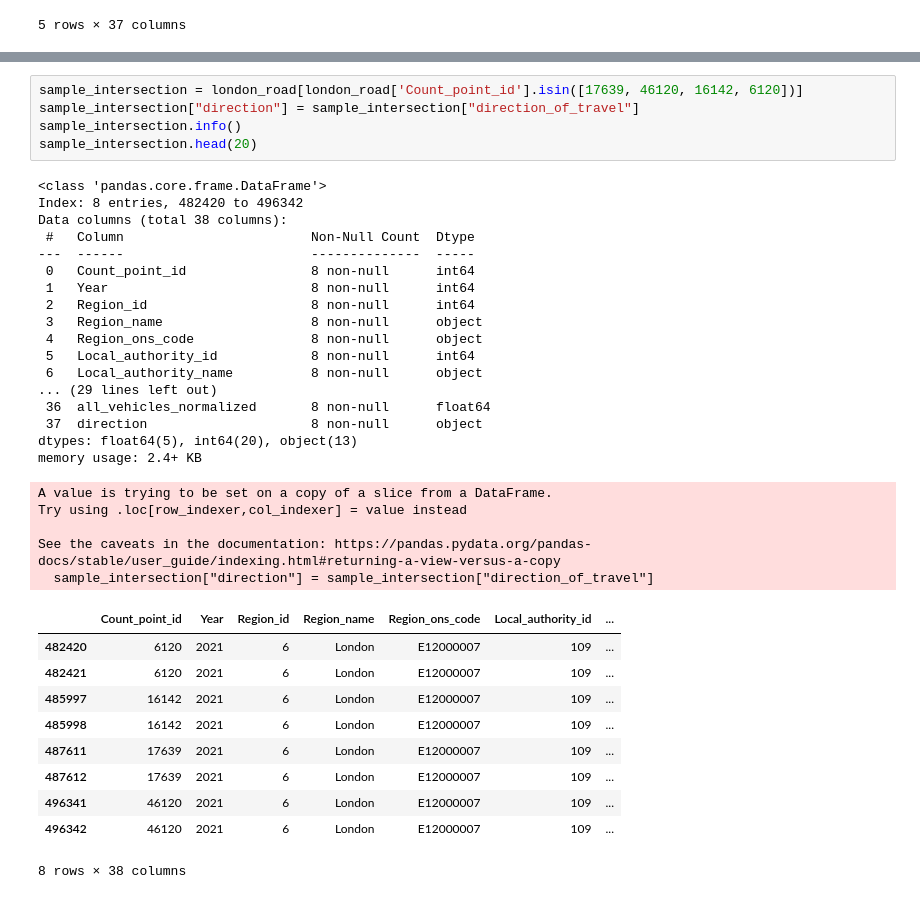
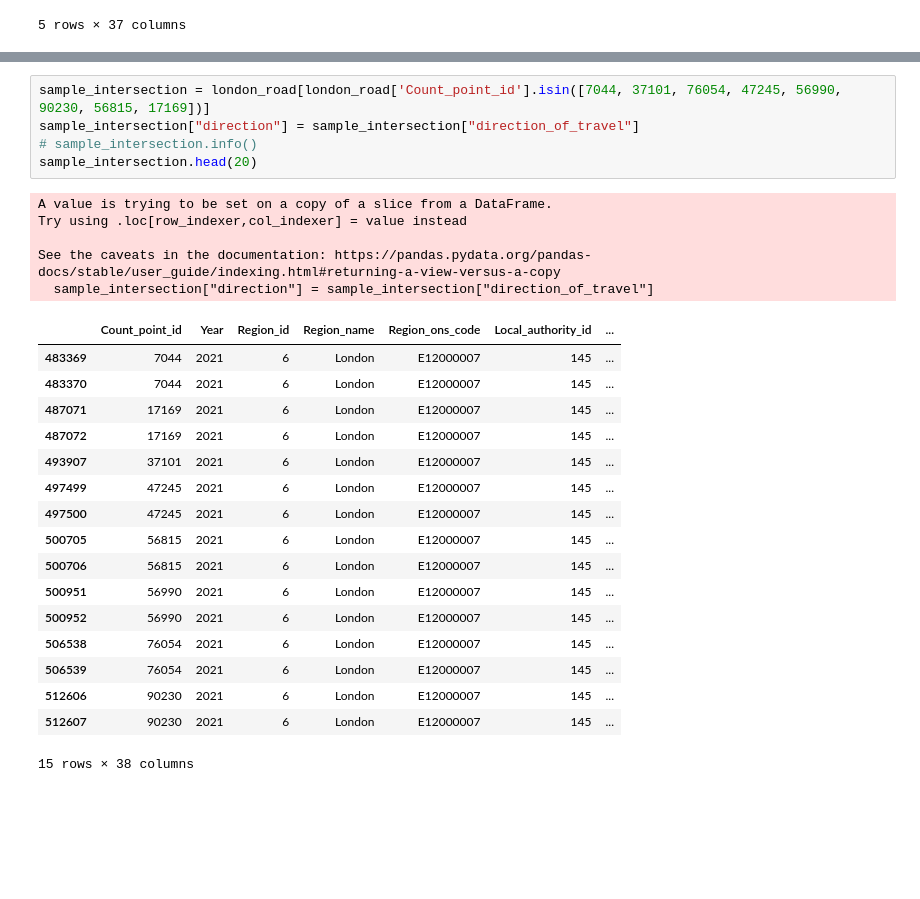
Before and after one commit to X-Fan-Jack/SmartTrafficLight-ABM-RL, a Jupyter notebook: data_analysis/0_project_network_analysis.ipynb, the cells around one changed output, grey strips where cells are left out. Saved outputs shown, nothing was run; the diff lists cells and outputs as text; blank space fills up the shorter version.

Commit message:
update the study sample

```diff
--- a/data_analysis/0_project_network_analysis.ipynb
+++ b/data_analysis/0_project_network_analysis.ipynb
@@ -266,38 +270,28 @@ Road count point id and name is:
 # %%
-sample_intersection = london_road[london_road['Count_point_id'].isin([17639, 46120, 16142, 6120])]
+sample_intersection = london_road[london_road['Count_point_id'].isin([7044, 37101, 76054, 47245, 56990, 90230, 56815, 17169])]
 sample_intersection["direction"] = sample_intersection["direction_of_travel"]
-sample_intersection.info()
+# sample_intersection.info()
 sample_intersection.head(20)
 # %% [output]
-<class 'pandas.core.frame.DataFrame'>
-Index: 8 entries, 482420 to 496342
-Data columns (total 38 columns):
- #   Column                        Non-Null Count  Dtype
----  ------                        --------------  -----
- 0   Count_point_id                8 non-null      int64
- 1   Year                          8 non-null      int64
- 2   Region_id                     8 non-null      int64
- 3   Region_name                   8 non-null      object
- 4   Region_ons_code               8 non-null      object
- 5   Local_authority_id            8 non-null      int64
- 6   Local_authority_name          8 non-null      object
-... (29 lines left out)
- 36  all_vehicles_normalized       8 non-null      float64
- 37  direction                     8 non-null      object
-dtypes: float64(5), int64(20), object(13)
-memory usage: 2.4+ KB
+A value is trying to be set on a copy of a slice from a DataFrame.
+Try using .loc[row_indexer,col_indexer] = value instead
+
+See the caveats in the documentation: https://pandas.pydata.org/pandas-docs/stable/user_guide/indexing.html#returning-a-view-versus-a-copy
+  sample_intersection["direction"] = sample_intersection["direction_of_travel"]
+|  | Count_point_id | Year | Region_id | Region_name | Region_ons_code | Local_authority_id | ... |
+| 483369 | 7044 | 2021 | 6 | London | E12000007 | 145 | ... |
+| 483370 | 7044 | 2021 | 6 | London | E12000007 | 145 | ... |
+| 487071 | 17169 | 2021 | 6 | London | E12000007 | 145 | ... |
+| 487072 | 17169 | 2021 | 6 | London | E12000007 | 145 | ... |
+| 493907 | 37101 | 2021 | 6 | London | E12000007 | 145 | ... |
+| 497499 | 47245 | 2021 | 6 | London | E12000007 | 145 | ... |
+| 497500 | 47245 | 2021 | 6 | London | E12000007 | 145 | ... |
+| 500705 | 56815 | 2021 | 6 | London | E12000007 | 145 | ... |
+| 500706 | 56815 | 2021 | 6 | London | E12000007 | 145 | ... |
+| 500951 | 56990 | 2021 | 6 | London | E12000007 | 145 | ... |
+| 500952 | 56990 | 2021 | 6 | London | E12000007 | 145 | ... |
+| 506538 | 76054 | 2021 | 6 | London | E12000007 | 145 | ... |
+| 506539 | 76054 | 2021 | 6 | London | E12000007 | 145 | ... |
+| 512606 | 90230 | 2021 | 6 | London | E12000007 | 145 | ... |
+| 512607 | 90230 | 2021 | 6 | London | E12000007 | 145 | ... |
-A value is trying to be set on a copy of a slice from a DataFrame.
-Try using .loc[row_indexer,col_indexer] = value instead
-
-See the caveats in the documentation: https://pandas.pydata.org/pandas-docs/stable/user_guide/indexing.html#returning-a-view-versus-a-copy
-  sample_intersection["direction"] = sample_intersection["direction_of_travel"]
+15 rows × 38 columns
-|  | Count_point_id | Year | Region_id | Region_name | Region_ons_code | Local_authority_id | ... |
-| 482420 | 6120 | 2021 | 6 | London | E12000007 | 109 | ... |
-| 482421 | 6120 | 2021 | 6 | London | E12000007 | 109 | ... |
-| 485997 | 16142 | 2021 | 6 | London | E12000007 | 109 | ... |
-| 485998 | 16142 | 2021 | 6 | London | E12000007 | 109 | ... |
-| 487611 | 17639 | 2021 | 6 | London | E12000007 | 109 | ... |
-| 487612 | 17639 | 2021 | 6 | London | E12000007 | 109 | ... |
-| 496341 | 46120 | 2021 | 6 | London | E12000007 | 109 | ... |
-| 496342 | 46120 | 2021 | 6 | London | E12000007 | 109 | ... |
-8 rows × 38 columns
```
Also changed, not shown: parts of 4 cells of this notebook, 1 other file.
